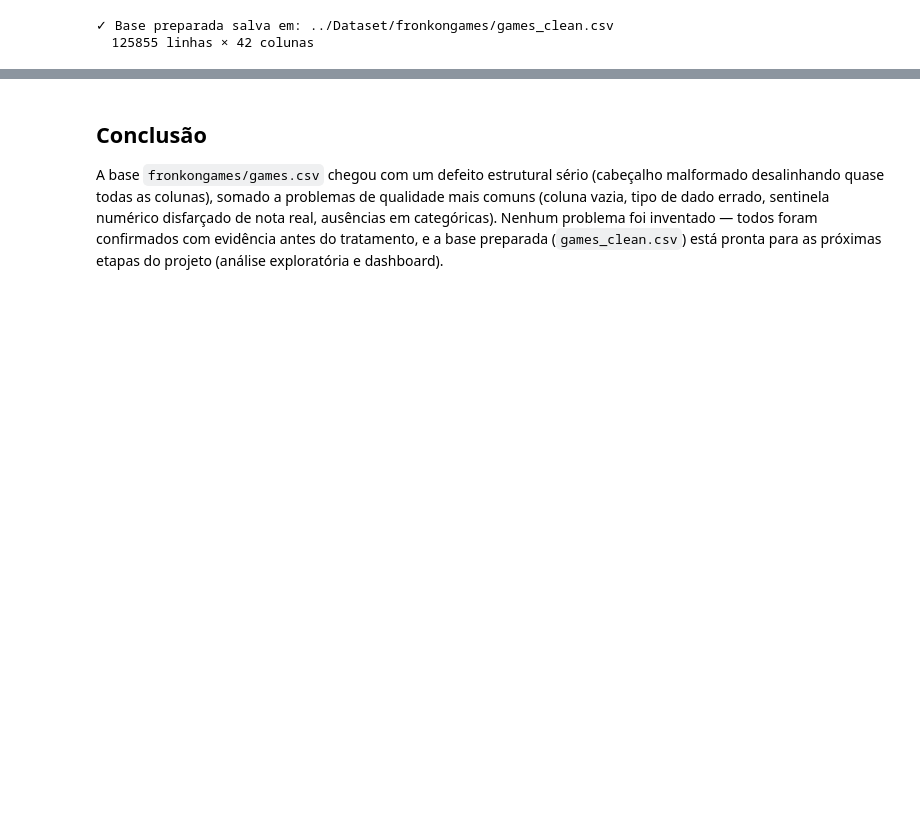
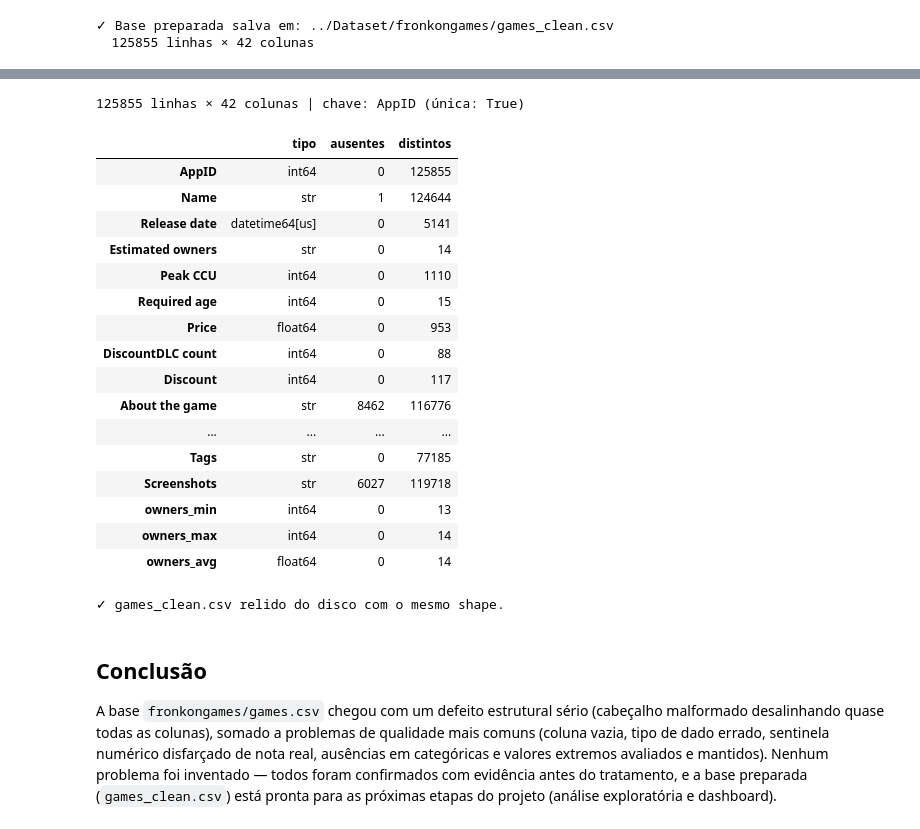
Before and after one commit to LucasStop/pjbl-steam-analytics, a Jupyter notebook: Notebooks/01_inspect_prepare.ipynb, the cells around one changed output, grey strips where cells are left out. Drawn from its saved outputs; the diff is of its cells as text; code cells hidden in the pictures; blank space fills up the shorter version.

```diff
--- a/Notebooks/01_inspect_prepare.ipynb
+++ b/Notebooks/01_inspect_prepare.ipynb
@@ -641,10 +716,42 @@ print(f"  {df_limpo.shape[0]} linhas × {df_limpo.shape[1]} colunas")
+# %%
+esquema = pd.DataFrame({
+    "tipo": df_limpo.dtypes.astype(str),
+    "ausentes": df_limpo.isnull().sum(),
+    "distintos": df_limpo.nunique(),
+})
+print(f"{df_limpo.shape[0]} linhas × {df_limpo.shape[1]} colunas | chave: AppID (única: {df_limpo['AppID'].is_unique})")
+display(esquema)
+
+recarregado = pd.read_csv(CAMINHO_LIMPO, low_memory=False)
+assert recarregado.shape == df_limpo.shape, "CSV salvo difere do df_limpo"
+print("✓ games_clean.csv relido do disco com o mesmo shape.")
+# %% [output]
+125855 linhas × 42 colunas | chave: AppID (única: True)
+|  | tipo | ausentes | distintos |
+| AppID | int64 | 0 | 125855 |
+| Name | str | 1 | 124644 |
+| Release date | datetime64[us] | 0 | 5141 |
+| Estimated owners | str | 0 | 14 |
+| Peak CCU | int64 | 0 | 1110 |
+| Required age | int64 | 0 | 15 |
+| Price | float64 | 0 | 953 |
+| DiscountDLC count | int64 | 0 | 88 |
+| Discount | int64 | 0 | 117 |
+| About the game | str | 8462 | 116776 |
+| ... | ... | ... | ... |
+| Tags | str | 0 | 77185 |
+| Screenshots | str | 6027 | 119718 |
+| owners_min | int64 | 0 | 13 |
+| owners_max | int64 | 0 | 14 |
+| owners_avg | float64 | 0 | 14 |
+✓ games_clean.csv relido do disco com o mesmo shape.
 # %% [markdown]
 ## Conclusão
 
 A base `fronkongames/games.csv` chegou com um defeito estrutural sério (cabeçalho
 malformado desalinhando quase todas as colunas), somado a problemas de
 qualidade mais comuns (coluna vazia, tipo de dado errado, sentinela numérico
-disfarçado de nota real, ausências em categóricas). Nenhum problema foi
+disfarçado de nota real, ausências em categóricas e valores extremos avaliados e mantidos). Nenhum problema foi
 inventado — todos foram confirmados com evidência antes do tratamento, e a
 base preparada (`games_clean.csv`) está pronta para as próximas etapas do
 projeto (análise exploratória e dashboard).
```
Also changed, not shown: parts of 11 cells of this notebook, 8 other files.
